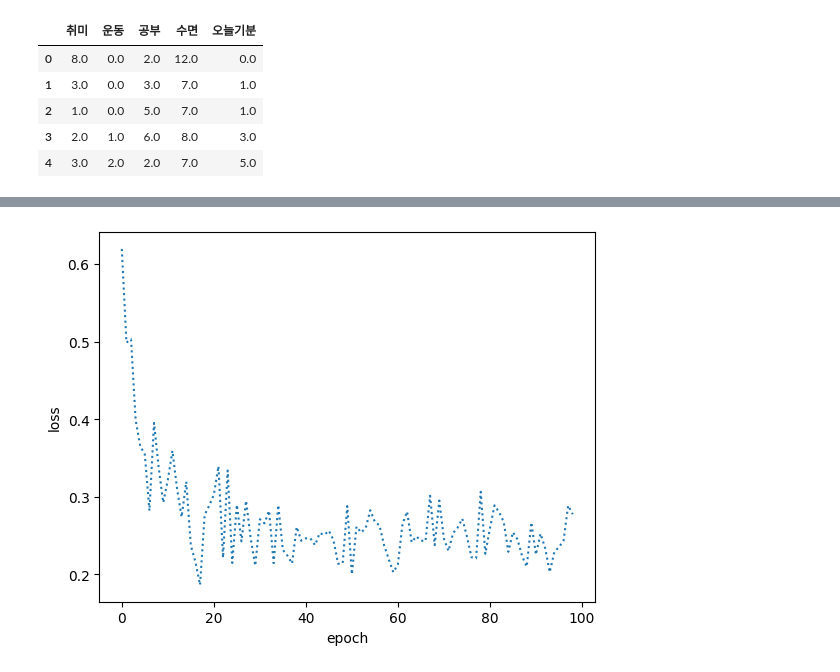
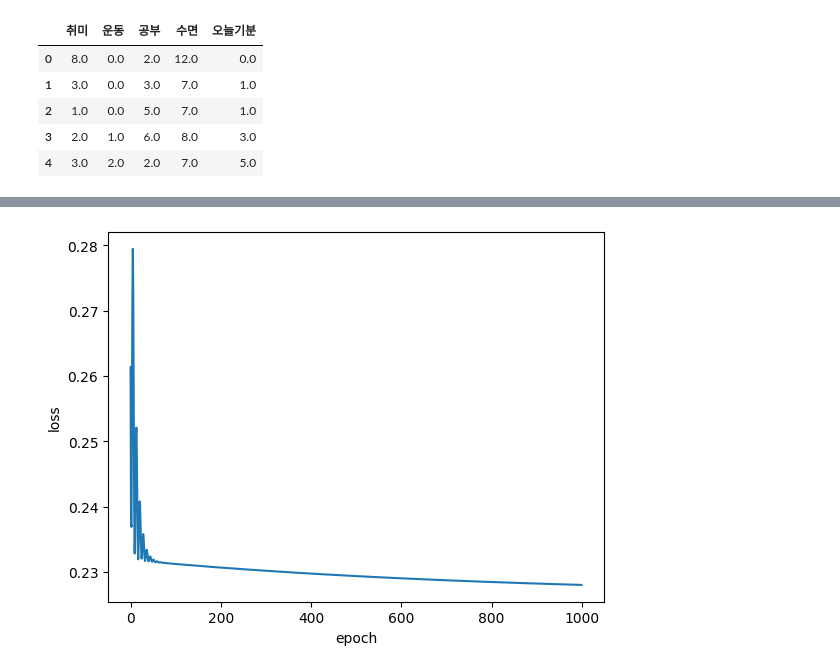
Before and after one commit to dablro12/AI_study, a Jupyter notebook: Lab03_torch_library_use.ipynb, the cells around one changed output, grey strips where cells are left out. Saved outputs shown, nothing was run; the diff lists cells and outputs as text; code cells hidden in the pictures.

Commit message:
Colaboratory를 통해 생성됨

```diff
--- a/Lab03_torch_library_use.ipynb
+++ b/Lab03_torch_library_use.ipynb
@@ -17,7 +12,5 @@ Drive already mounted at /content/drive; to attempt to forcibly remount, call dr
 # %%
-#pandas dataframe 불러오기
-EXCEL_PATH = '/content/drive/MyDrive/Colab Notebooks/3-1_바이오메디컬인공지능/data/0327/data0327.xlsx'
-df = pd.read_excel(EXCEL_PATH)
+df = pd.read_excel('/content/drive/MyDrive/Colab Notebooks/3-1_바이오메디컬인공지능/data/0327/data0327.xlsx')
 df.head()
 # %% [output]
 |  | 취미 | 운동 | 공부 | 수면 | 오늘기분 |
@@ -71,4 +44,5 @@ b shape : torch.Size([1]), b dtype : torch.float32
 # %%
-model = nn.Linear(4,1)
-loss = nn.MSELoss()
-optimizer = optim.SGD(model.parameters(), lr = 0.001)
+#model, loss function, algorithms 정의
+model = nn.Linear(4,1) #nn.linear(input feature, output feature)
+loss = nn.MSELoss() #L2 loss
+optimizer = optim.SGD(model.parameters(), lr = 0.001, momentum = 0.9) #학습이 잘되도록 모멘텀을 넣어준다.
@@ -95,0 +49,30 @@ torch.Size([33, 1])
+# %%
+#############training 과정#################
+#Hyper param config
+batch_size = 33 #만약 배치사이즈
+epoch = 1000
+loss_valid_epoch = [] #epoch한번 돌떄마다 loss값 저장
+#batch사이즈만큼 돌았을때 loss값 저장 : list 크기[step 개수] : epoch * 데이터 개수 / batch사이즈
+loss_valid_step = []
+i = 1
+
+for j in np.arange(0, epoch):
+  iterations = data_iter(x, y, batch_size)
+  for batch_X, batch_y in iterations:
+    y_hat = model(batch_X) #model에서 y의 예측값을 가지고옴
+    l = loss(y_hat, batch_y) #lossfunction을 통해 차이만큼 계산 L2 loss
+    optimizer.zero_grad() #gradient를 0으로 초기화
+    l.sum().backward() #역전파 계산
+    optimizer.step() #역전파 계산을 통해 만들어진 gradient를 이용해서 parameter를 업데이트
+    loss_valid_step.append(l.sum().detach()/len(batch_X)) #loss tensor값을 다 합해서 값들만 남겨놓고(detach), batch size만큼 나눠서 한개당 로스값 구함
+    print(f"{i} step loss: {l.sum().detach()/len(batch_X)}") #step loss 확인
+    i += 1
+  #validation data에 대해 값구해주기
+  y_vd_hat = model(x_vd) #1 epoch 돌았을때의 모델 파라미터를 가지고 예측값 구하기
+  l_all = loss(y_vd_hat, y_vd) #loss 값 구하기
+  loss_valid_epoch.append(l_all.sum().detach()/len(x_vd)) #loss 값 저장
+  print(f"{j+1} epoch loss : {l_all.sum().detach()/len(x_vd)}") #epoch loss 확인
+
+  #loss_valid_epoch.append(l_all)
+  #print(len(loss_valid_step))
+print(loss_valid_epoch)
@@ -111,7 +113,8 @@ plt.show()
 # %%
-plt.plot(loss_valid_epoch[:-1],':')
+plt.plot(loss_valid_epoch)
 plt.xlabel('epoch')
 plt.ylabel('loss')
+#plt.axis([0,15,0,100])
 plt.show()
 # %% [output]
-[figure, old version]
+[figure, new version]
```
Also changed, not shown: parts of 8 cells of this notebook.
